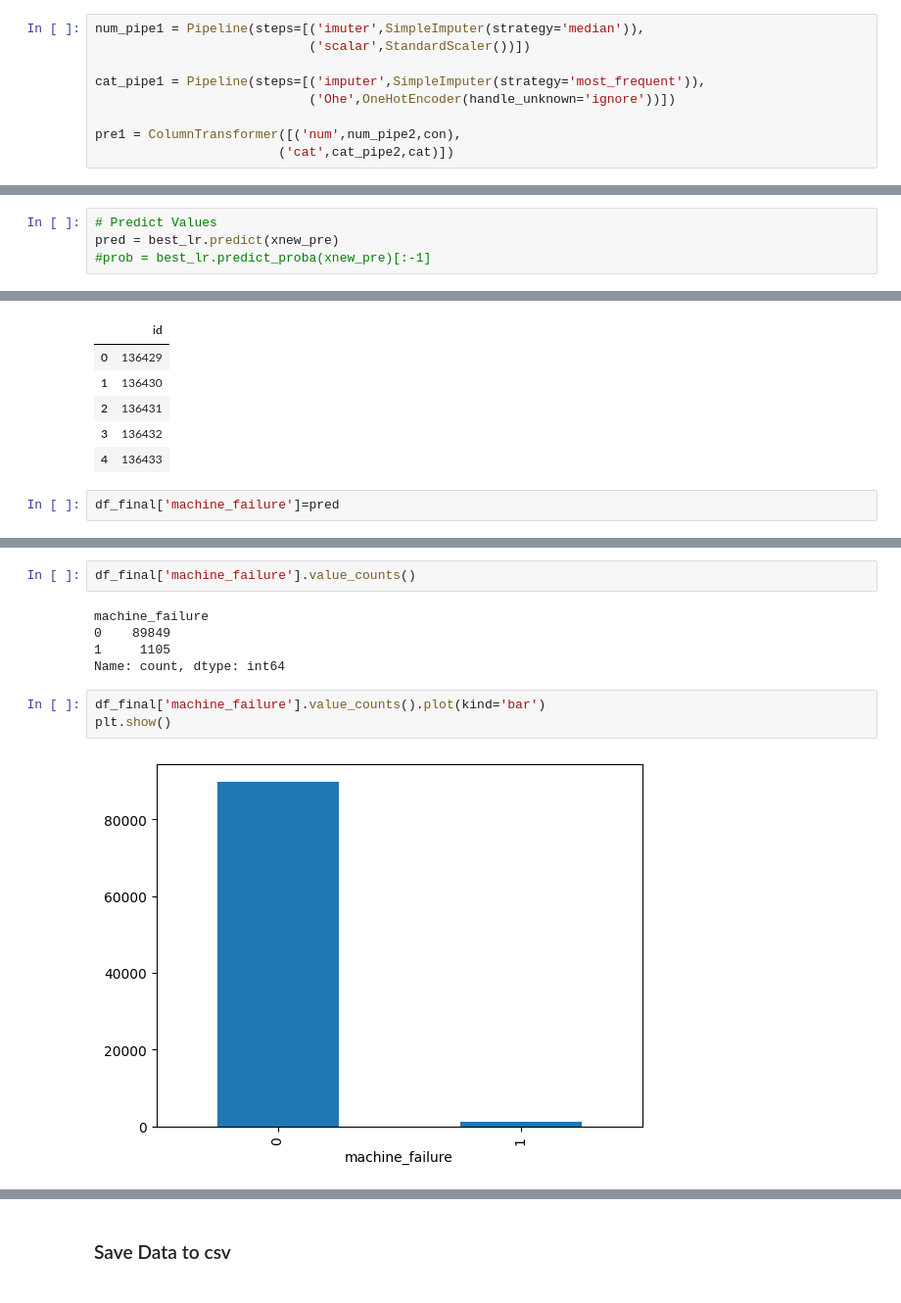
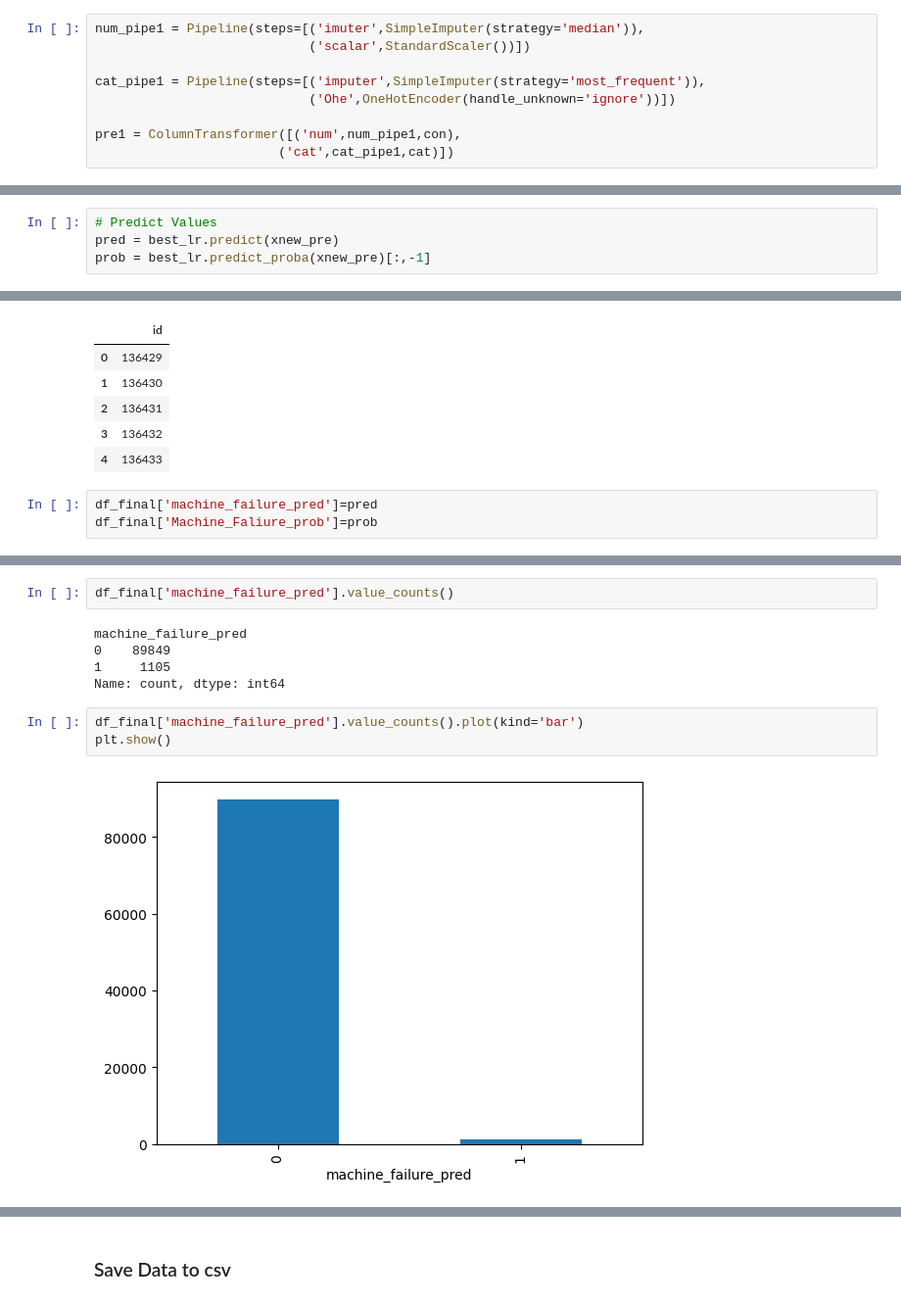
Before and after one commit to neerajprasad209/Classification_Project, a Jupyter notebook: ClassificationProject.ipynb, the cells around one changed output, grey strips where cells are left out. Shown: that part at 98% size. Saved outputs shown, nothing was run; the diff lists cells and outputs as text.

```diff
--- a/ClassificationProject.ipynb
+++ b/ClassificationProject.ipynb
@@ -304,8 +304,8 @@ num_pipe1 = Pipeline(steps=[('imuter',SimpleImputer(strategy='median')),
 cat_pipe1 = Pipeline(steps=[('imputer',SimpleImputer(strategy='most_frequent')),
                             ('Ohe',OneHotEncoder(handle_unknown='ignore'))])
 
-pre1 = ColumnTransformer([('num',num_pipe2,con),
-                        ('cat',cat_pipe2,cat)])
+pre1 = ColumnTransformer([('num',num_pipe1,con),
+                        ('cat',cat_pipe1,cat)])
 # %%
 X_pre1 = pre1.fit_transform(X)
 # %%
@@ -620,7 +620,7 @@ xnew_pre.head()
 # %%
 # Predict Values
 pred = best_lr.predict(xnew_pre)
-#prob = best_lr.predict_proba(xnew_pre)[:-1]
+prob = best_lr.predict_proba(xnew_pre)[:,-1]
 # %%
 pred[0:5]
 # %% [output]
@@ -652,8 +648,9 @@ df_final.head()
 | 2 | 136431 |
 | 3 | 136432 |
 | 4 | 136433 |
-# %%
-df_final['machine_failure']=pred
+# %%
+df_final['machine_failure_pred']=pred
+df_final['Machine_Faliure_prob']=prob
 # %%
 df_final.head()
 # %% [output]
@@ -666,12 +663,12 @@ df_final.head()
 # %%
-df_final['machine_failure'].value_counts()
+df_final['machine_failure_pred'].value_counts()
 # %% [output]
-machine_failure
+machine_failure_pred
 0    89849
 1     1105
 Name: count, dtype: int64
 # %%
-df_final['machine_failure'].value_counts().plot(kind='bar')
+df_final['machine_failure_pred'].value_counts().plot(kind='bar')
 plt.show()
 # %% [output]
-[figure, old version]
+[figure, new version]
```
Also changed, not shown: parts of 8 cells of this notebook, 1 other file.
